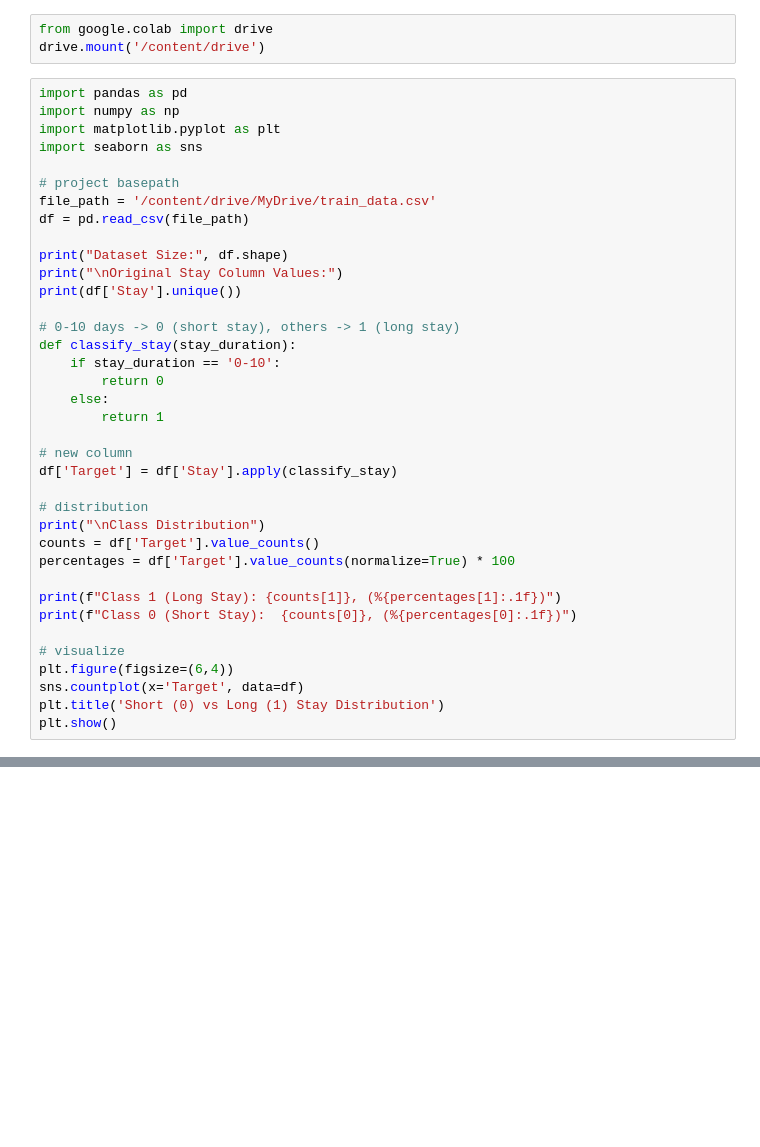
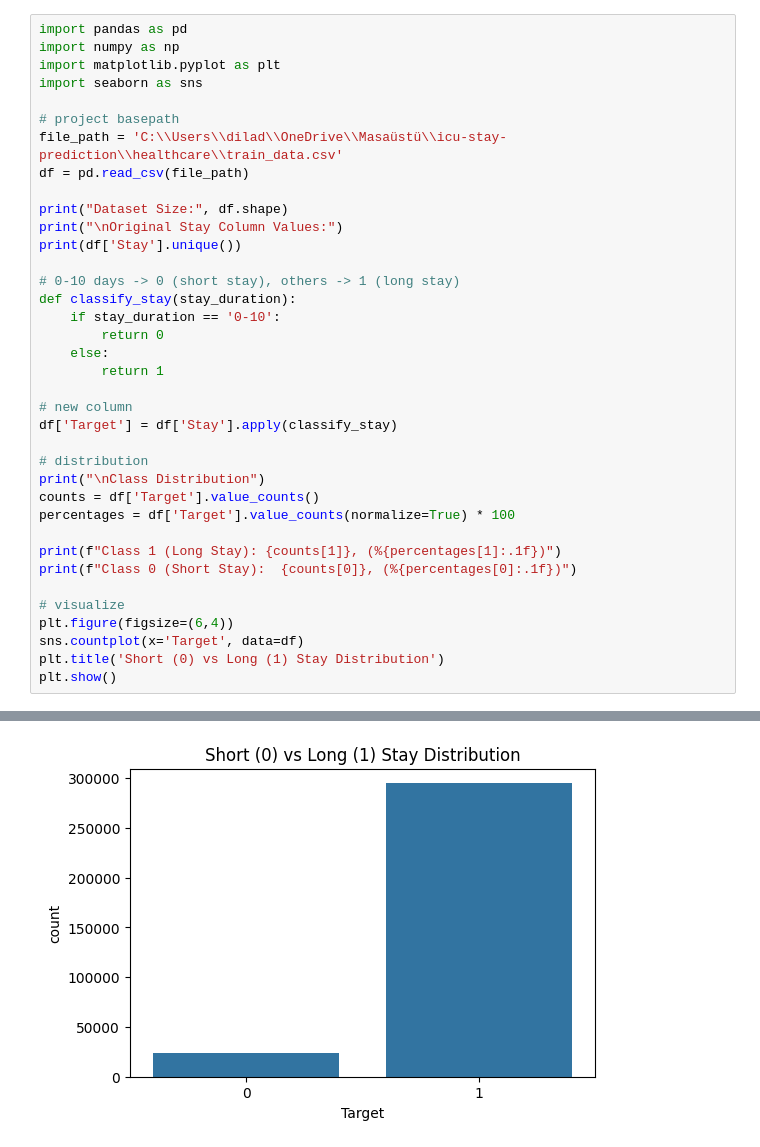
Before and after one commit to DYcoded/icu-stay-prediction, a Jupyter notebook: icu-stay.ipynb, the cells around one changed output, grey strips where cells are left out. Drawn from its saved outputs; the diff is of its cells as text; blank space fills up the shorter version.

```diff
--- a/icu-stay.ipynb
+++ b/icu-stay.ipynb
@@ -1,6 +1,3 @@
-# %%
-from google.colab import drive
-drive.mount('/content/drive')
 # %%
 import pandas as pd
 import numpy as np
@@ -8,7 +5,7 @@ import matplotlib.pyplot as plt
 import seaborn as sns
 
 # project basepath
-file_path = '/content/drive/MyDrive/train_data.csv'
+file_path = 'C:\\Users\\dilad\\OneDrive\\Masaüstü\\icu-stay-prediction\\healthcare\\train_data.csv'
 df = pd.read_csv(file_path)
 
 print("Dataset Size:", df.shape)
@@ -38,3 +35,4 @@ plt.figure(figsize=(6,4))
 sns.countplot(x='Target', data=df)
 plt.title('Short (0) vs Long (1) Stay Distribution')
 plt.show()
+# %% [output]
@@ -41,3 +48,4 @@ plt.show()
+[figure, added]
 # %%
 from sklearn.preprocessing import LabelEncoder
 from sklearn.utils import resample
```
Also changed, not shown: parts of 5 cells of this notebook, 4 other files.
